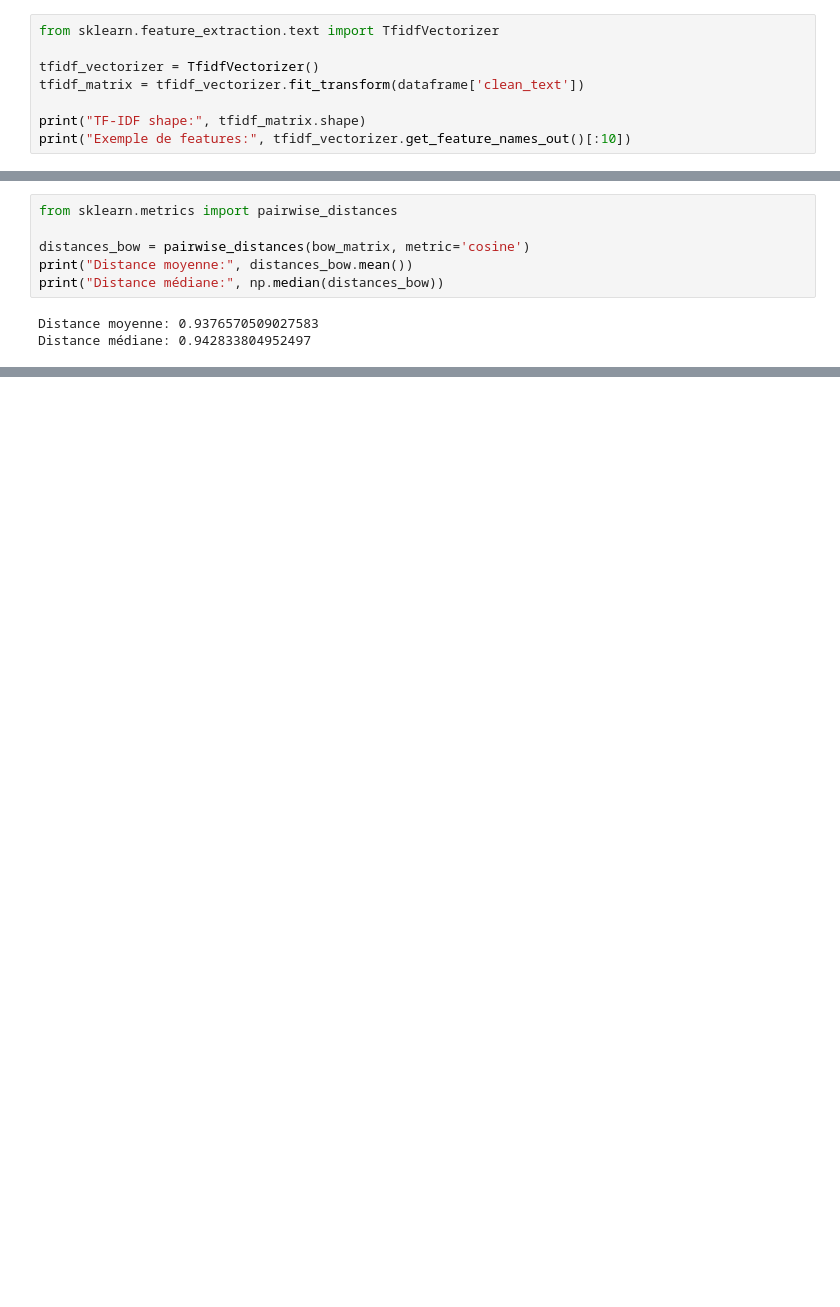
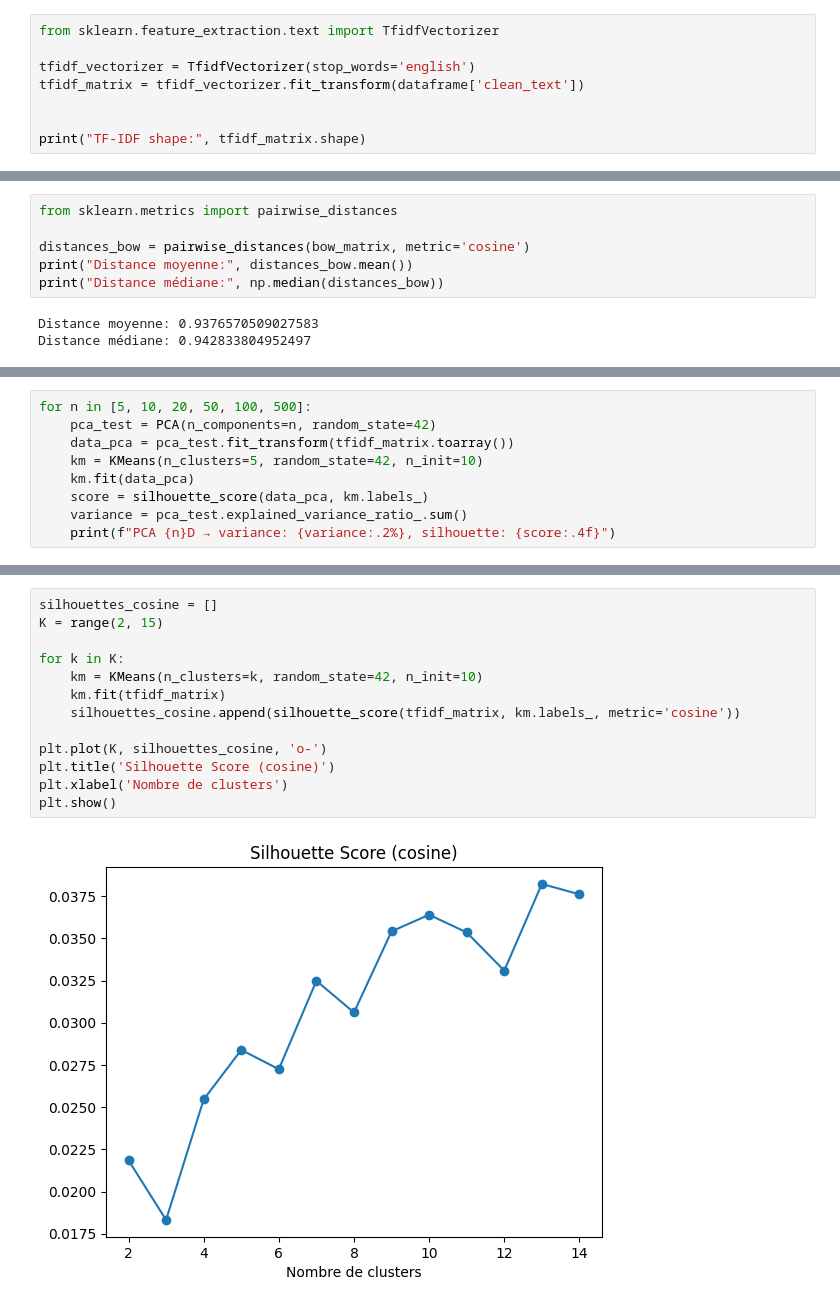
Before and after one commit to divisio74/Cvrie-supervised-and-unsupervised-study, a Jupyter notebook: unsupervised.ipynb, the cells around one changed output, grey strips where cells are left out. Cells and saved outputs as stored; diff of their text form; blank space fills up the shorter version.

Commit message:
[ADD]: kmeans TFIDF focus part

```diff
--- a/unsupervised.ipynb
+++ b/unsupervised.ipynb
@@ -170,9 +170,9 @@ Bag of Word desinge une methode avec juste une pondération des mots mais pour g
 # %%
 from sklearn.feature_extraction.text import TfidfVectorizer
 
-tfidf_vectorizer = TfidfVectorizer()
+tfidf_vectorizer = TfidfVectorizer(stop_words='english')
 tfidf_matrix = tfidf_vectorizer.fit_transform(dataframe['clean_text'])
 
+
 print("TF-IDF shape:", tfidf_matrix.shape)
-print("Exemple de features:", tfidf_vectorizer.get_feature_names_out()[:10])
 # %% [output]
@@ -279,0 +296,9 @@ Shape: (1011, 500)
+# %%
+for n in [5, 10, 20, 50, 100, 500]:
+    pca_test = PCA(n_components=n, random_state=42)
+    data_pca = pca_test.fit_transform(tfidf_matrix.toarray())
+    km = KMeans(n_clusters=5, random_state=42, n_init=10)
+    km.fit(data_pca)
+    score = silhouette_score(data_pca, km.labels_)
+    variance = pca_test.explained_variance_ratio_.sum()
+    print(f"PCA {n}D → variance: {variance:.2%}, silhouette: {score:.4f}")
@@ -291,0 +422,15 @@ BOW DBSCAN PCA - nb clusters: 3 - bruit: 158
+# %%
+silhouettes_cosine = []
+K = range(2, 15)
+
+for k in K:
+    km = KMeans(n_clusters=k, random_state=42, n_init=10)
+    km.fit(tfidf_matrix)
+    silhouettes_cosine.append(silhouette_score(tfidf_matrix, km.labels_, metric='cosine'))
+
+plt.plot(K, silhouettes_cosine, 'o-')
+plt.title('Silhouette Score (cosine)')
+plt.xlabel('Nombre de clusters')
+plt.show()
+# %% [output]
+[figure, added]
```
Also changed, not shown: parts of 24 cells of this notebook.
